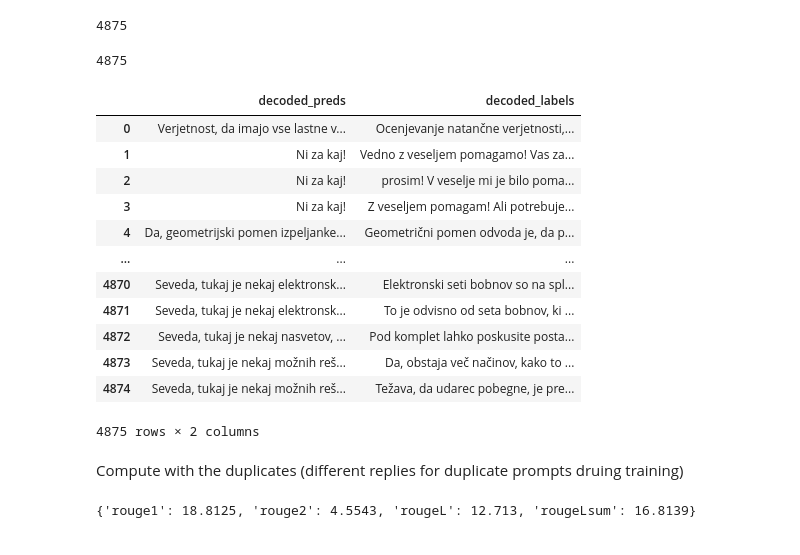
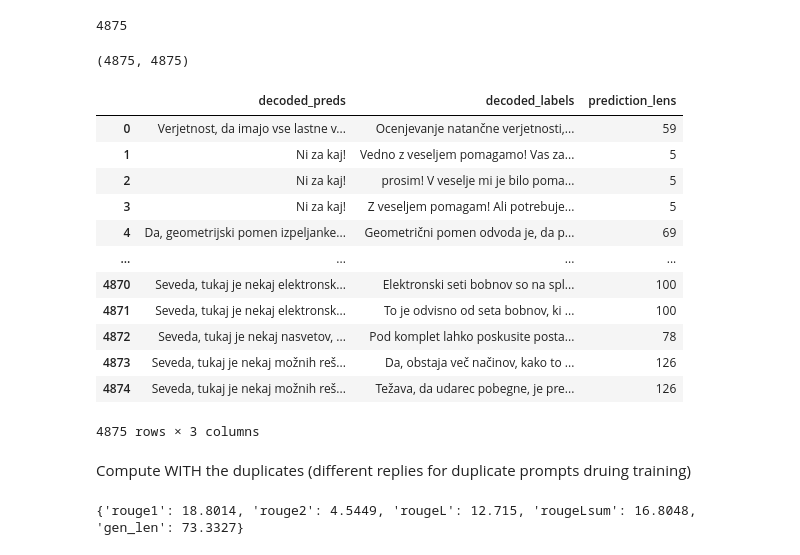
Before and after one commit to UL-FRI-NLP-Course-2022-23/nlp-course-vlr-hsj, a Jupyter notebook: notebooks/evaluation/t5_evaluation.ipynb, the cells around one changed output. Drawn from its saved outputs; the diff is of its cells as text; code cells hidden in the pictures.

```diff
--- a/notebooks/evaluation/t5_evaluation.ipynb
+++ b/notebooks/evaluation/t5_evaluation.ipynb
@@ -207,33 +205,34 @@ len(decoded_labels)
 # load the results obtained earlier to not have to generate them again as it takes a long time
 result_data = pd.read_csv(f"../../data/t5_results/prompt_reply_pairs_generated_{model_name}.csv", sep=";")
 decoded_preds = result_data["generated"].to_list()
-len(decoded_preds)
+prediction_lens = result_data["token_prediction_len"].to_list()
+len(decoded_preds), len(prediction_lens)
 # %% [output]
-4875
+(4875, 4875)
 # %%
-quantitative_data = pd.DataFrame({"decoded_preds": decoded_preds, "decoded_labels": decoded_labels})
+quantitative_data = pd.DataFrame({"decoded_preds": decoded_preds, "decoded_labels": decoded_labels, "prediction_lens": prediction_lens})
 quantitative_data
 # %% [output]
-|  | decoded_preds | decoded_labels |
-| 0 | Verjetnost, da imajo vse lastne v... | Ocenjevanje natančne verjetnosti,... |
-| 1 | Ni za kaj! | Vedno z veseljem pomagamo! Vas za... |
-| 2 | Ni za kaj! | prosim! V veselje mi je bilo poma... |
-| 3 | Ni za kaj! | Z veseljem pomagam! Ali potrebuje... |
-| 4 | Da, geometrijski pomen izpeljanke... | Geometrični pomen odvoda je, da p... |
-| ... | ... | ... |
-| 4870 | Seveda, tukaj je nekaj elektronsk... | Elektronski seti bobnov so na spl... |
-| 4871 | Seveda, tukaj je nekaj elektronsk... | To je odvisno od seta bobnov, ki ... |
-| 4872 | Seveda, tukaj je nekaj nasvetov, ... | Pod komplet lahko poskusite posta... |
-| 4873 | Seveda, tukaj je nekaj možnih reš... | Da, obstaja več načinov, kako to ... |
-| 4874 | Seveda, tukaj je nekaj možnih reš... | Težava, da udarec pobegne, je pre... |
+|  | decoded_preds | decoded_labels | prediction_lens |
+| 0 | Verjetnost, da imajo vse lastne v... | Ocenjevanje natančne verjetnosti,... | 59 |
+| 1 | Ni za kaj! | Vedno z veseljem pomagamo! Vas za... | 5 |
+| 2 | Ni za kaj! | prosim! V veselje mi je bilo poma... | 5 |
+| 3 | Ni za kaj! | Z veseljem pomagam! Ali potrebuje... | 5 |
+| 4 | Da, geometrijski pomen izpeljanke... | Geometrični pomen odvoda je, da p... | 69 |
+| ... | ... | ... | ... |
+| 4870 | Seveda, tukaj je nekaj elektronsk... | Elektronski seti bobnov so na spl... | 100 |
+| 4871 | Seveda, tukaj je nekaj elektronsk... | To je odvisno od seta bobnov, ki ... | 100 |
+| 4872 | Seveda, tukaj je nekaj nasvetov, ... | Pod komplet lahko poskusite posta... | 78 |
+| 4873 | Seveda, tukaj je nekaj možnih reš... | Da, obstaja več načinov, kako to ... | 126 |
+| 4874 | Seveda, tukaj je nekaj možnih reš... | Težava, da udarec pobegne, je pre... | 126 |
-4875 rows × 2 columns
+4875 rows × 3 columns
 # %% [markdown]
-Compute with the duplicates (different replies for duplicate prompts druing training)
+Compute WITH the duplicates (different replies for duplicate prompts druing training)
 # %%
-result_rouge = compute_rouge(decoded_preds, decoded_labels)
+result_rouge = compute_rouge(decoded_preds, decoded_labels, prediction_lens)
 print(result_rouge)
 # %% [output]
-{'rouge1': 18.8125, 'rouge2': 4.5543, 'rougeL': 12.713, 'rougeLsum': 16.8139}
+{'rouge1': 18.8014, 'rouge2': 4.5449, 'rougeL': 12.715, 'rougeLsum': 16.8048, 'gen_len': 73.3327}
 # %%
 result_bert = bert.compute(predictions=decoded_preds, references=decoded_labels, lang="sl")
 result_bert = {"Precision": np.array(result_bert["precision"]).mean(), "Recall": np.array(result_bert["recall"]).mean(), "F1": np.array(result_bert["f1"]).mean()}
```
Also changed, not shown: parts of 9 cells of this notebook, 2 other files.
